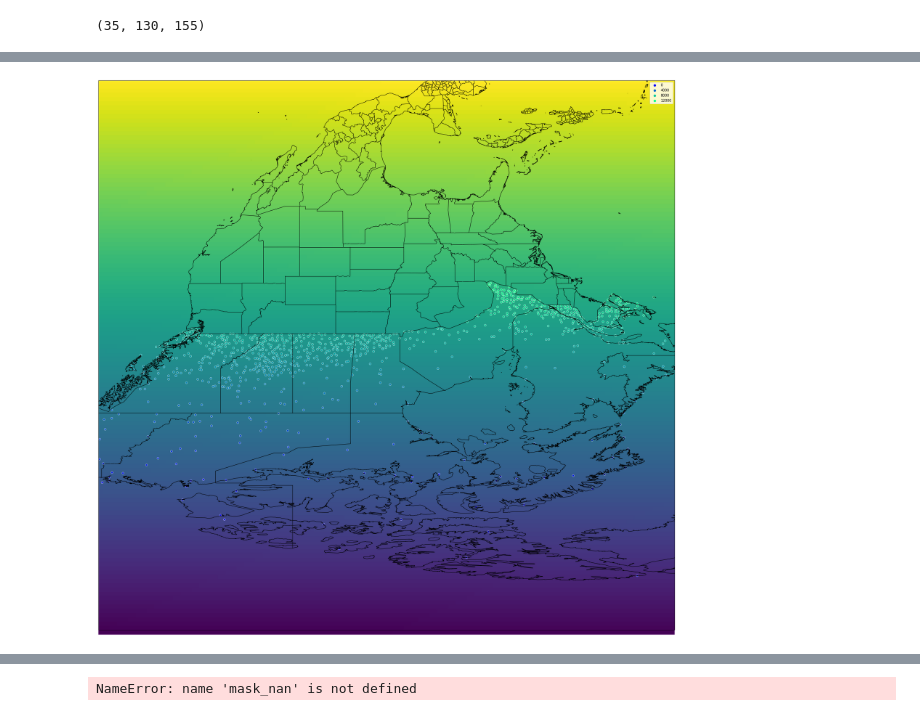
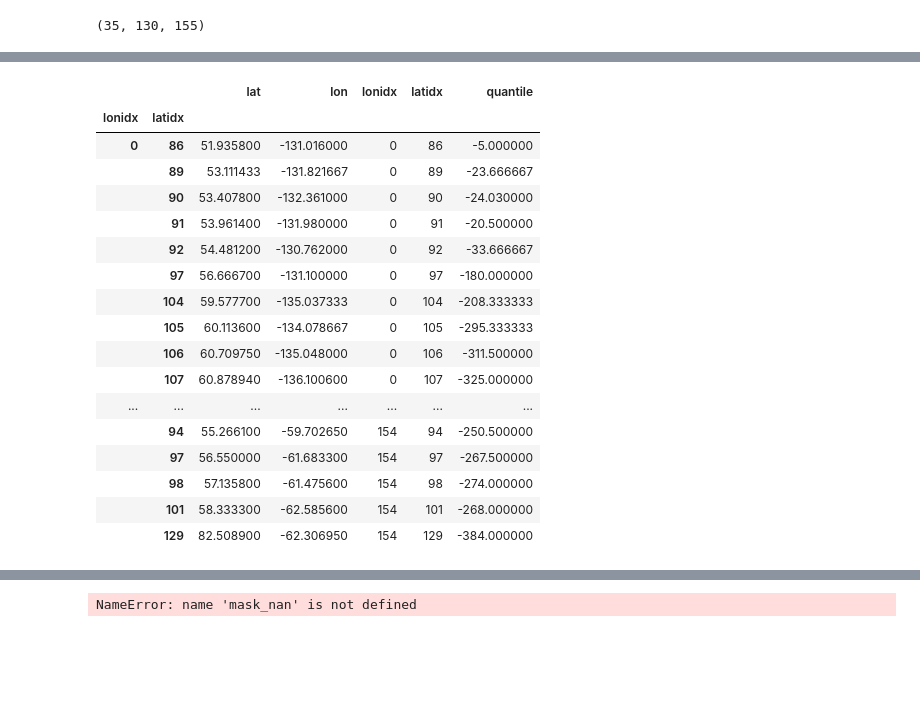
Before and after one commit to pacificclimate/climpyrical, a Jupyter notebook: Python/testing.ipynb, the cells around one changed output, grey strips where cells are left out. Cells and saved outputs as stored; diff of their text form; code cells hidden in the pictures; blank space fills up the shorter version.

Commit message:
Mask mask index progress capture

```diff
--- a/Python/testing.ipynb
+++ b/Python/testing.ipynb
@@ -33,2 +30,0 @@ heating_degree_days_per_time_period
-# %%
-ds = read_data(PATH)
@@ -36,0 +31,14 @@ heating_degree_days_per_time_period
+# %%
+mask = load_mask('./mask.nc')
+
+dv_field = ds['dv'].values.copy()
+nan_mask = np.apply_over_axes(
+                            np.logical_or.reduce,
+                            np.isnan(dv_field),
+                            (0)
+            )
+
+dv_land_mask = ds['dv'].values.copy()
+dv_land_mask[:, ~mask[0, ...]] = np.nan
+
+nan_mask.shape
@@ -61,5 +68,5 @@ ens.shape
 # %%
 print(dv_field.shape)
-idx_arr = np.flipud(np.arange(dv_field.shape[1]*dv_field.shape[2]).reshape(dv_field.shape[1], dv_field.shape[2]))
+idx_arr = np.flipud(np.fliplr(np.arange(dv_field.shape[1]*dv_field.shape[2]).reshape(dv_field.shape[1], dv_field.shape[2])))
 # %% [output]
 (35, 130, 155)
@@ -68,8 +79,7 @@ idx_arr = np.flipud(np.arange(dv_field.shape[1]*dv_field.shape[2]).reshape(dv_fi
 
 df = pd.read_csv('jan_1st_percentile_1991_2016', index_col=None)
 
-dv_lon, dv_lat = np.array(dv_field['rlon']-97), np.array(dv_field['rlat']+42.5)
-
+dv_lon, dv_lat = np.array(ds['rlon'])-97, np.array(ds['rlat']+42.5)
 
 def find_nearest(dv_lon, dv_lat, coord):
     lat, lon = coord
@@ -77,67 +87,51 @@ def find_nearest(dv_lon, dv_lat, coord):
     rlat_idx = (np.abs(dv_lat - lat)).argmin()
     return rlon_idx, rlat_idx,
 
 obs_lat, obs_lon = df['lat'], df['lon']
 
-obs_lat, obs_lon
 idx_list = []
 for i, data in enumerate(obs_lat):
     idx_list.append(
         find_nearest(dv_lon,
                      dv_lat,
                      (obs_lat[i],
                       obs_lon[i])
                     )
     )
 
 # reminder to self: x and y are the indices in rlat and rlon where
 # the observations land on. We need to get the model values
 # from these points from the EOF'd ensemble array!
 x, y = zip(*idx_list)
 df['lonidx'], df['latidx'] = np.asarray(x), np.asarray(y)
 df
 ndf = df.groupby(['lonidx', 'latidx'])[['lat', 'lon', 'lonidx', 'latidx', 'quantile']].mean()
 y, x = ndf['lonidx'].values, ndf['latidx'].values
 
-from mapper import *
-
-import cartopy.crs as ccrs
-import cartopy.feature as cfeature
-import matplotlib.pyplot as plt
-
-
-fig = plt.figure(figsize = (30, 45))
-ax = plt.axes(projection=ccrs.PlateCarree())
-ax.coastlines(resolution='10m')
-
-states_provinces = cfeature.NaturalEarthFeature(
-    category='cultural',
-    name='admin_1_states_provinces_lines',
-    scale='10m',
-    facecolor='none')
-
-SOURCE = 'Natural Earth'
-LICENSE = 'public domain'
-
-ax.add_feature(states_provinces, edgecolor='black')
-ax.add_feature(cfeature.BORDERS)
-
-#sns.scatterplot(x='lon', y='lat', data=df_1, hue='dd_sum')#
-
-#df_new = df_1[(df_1['lat'] < 61.0)&(df_1['lat'] > 45.0)&(df_1['lon'] > -138)&(df_1['lon'] < -114)]
-
-sns.scatterplot(ndf['lon'], ndf['lat'], hue=idx_arr[x, y], palette="winter", alpha=.8)
-plt.imshow(idx_arr, extent=[
-                            np.amin(dv_lon)-6,
-                            np.amax(dv_lon)+6,
-                            np.amax(dv_lat)+20,
-                            np.amin(dv_lat)]
-)
 #ens[idx_arr[x, y]]
 ens_matched_cells = np.isin(mask_corr_dict['idx'], idx_arr[x, y])
-np.where(ens_matched_cells == True)[0].shape
-
+np.where(ens_matched_cells == True)[0].shape, ndf.shape, df.shape
+ndf
+#idx_arr[x, y], mask_corr_dict['idx']
 #mask_corr_dict['idx'], np.sort(idx_arr[y, x])
 #idx_list
 #obs = df['quantile']*area_flat[ens_matched_cells][:, 0]
 # %% [output]
+|  |  | lat | lon | lonidx | latidx | quantile |
+| lonidx | latidx |  |  |  |  |  |
+| 0 | 86 | 51.935800 | -131.016000 | 0 | 86 | -5.000000 |
+|  | 89 | 53.111433 | -131.821667 | 0 | 89 | -23.666667 |
+|  | 90 | 53.407800 | -132.361000 | 0 | 90 | -24.030000 |
+|  | 91 | 53.961400 | -131.980000 | 0 | 91 | -20.500000 |
+|  | 92 | 54.481200 | -130.762000 | 0 | 92 | -33.666667 |
+|  | 97 | 56.666700 | -131.100000 | 0 | 97 | -180.000000 |
+|  | 104 | 59.577700 | -135.037333 | 0 | 104 | -208.333333 |
+|  | 105 | 60.113600 | -134.078667 | 0 | 105 | -295.333333 |
+|  | 106 | 60.709750 | -135.048000 | 0 | 106 | -311.500000 |
+|  | 107 | 60.878940 | -136.100600 | 0 | 107 | -325.000000 |
+| ... | ... | ... | ... | ... | ... | ... |
+|  | 94 | 55.266100 | -59.702650 | 154 | 94 | -250.500000 |
+|  | 97 | 56.550000 | -61.683300 | 154 | 97 | -267.500000 |
+|  | 98 | 57.135800 | -61.475600 | 154 | 98 | -274.000000 |
+|  | 101 | 58.333300 | -62.585600 | 154 | 101 | -268.000000 |
+|  | 129 | 82.508900 | -62.306950 | 154 | 129 | -384.000000 |
@@ -145 +138,0 @@ np.where(ens_matched_cells == True)[0].shape
-[figure, removed]
```
Also changed, not shown: parts of 11 cells of this notebook.
